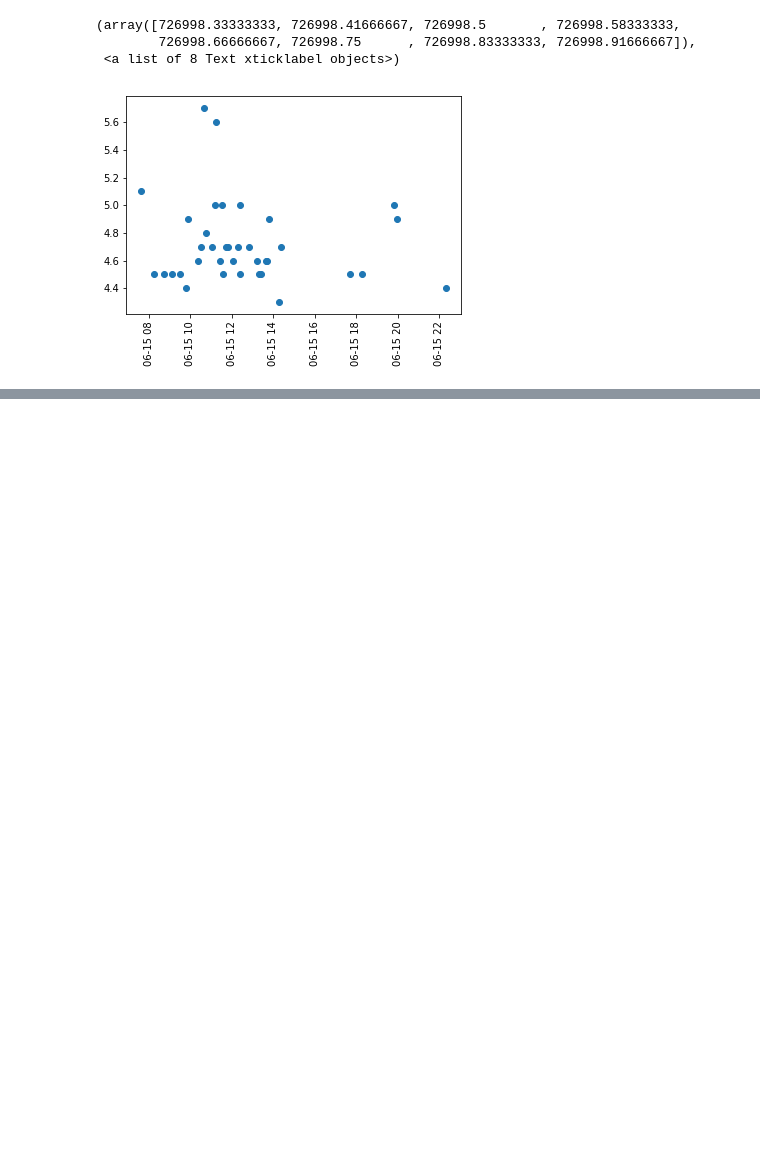
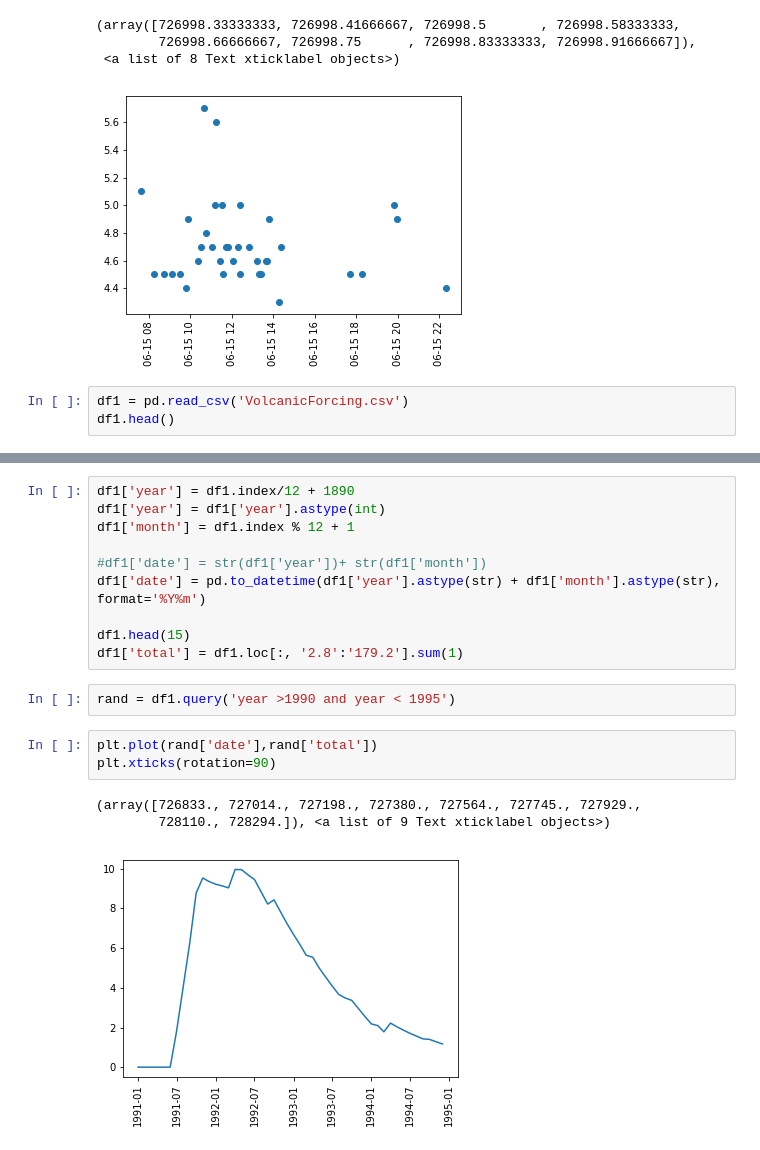
Before and after one commit to DylanHong/MtPinatubo, a Jupyter notebook: Earthquake.ipynb, the cells around one changed output, grey strips where cells are left out. Cells and saved outputs as stored; diff of their text form; blank space fills up the shorter version.

Commit message:
Volcanic Forcing Data

```diff
--- a/Earthquake.ipynb
+++ b/Earthquake.ipynb
@@ -108,3 +109,6 @@ plt.xticks(rotation=90)
         726998.66666667, 726998.75      , 726998.83333333, 726998.91666667]),
  <a list of 8 Text xticklabel objects>)
 [figure]
+# %%
+df1 = pd.read_csv('VolcanicForcing.csv')
+df1.head()
@@ -110,0 +123,19 @@ plt.xticks(rotation=90)
+# %%
+df1['year'] = df1.index/12 + 1890
+df1['year'] = df1['year'].astype(int)
+df1['month'] = df1.index % 12 + 1
+
+#df1['date'] = str(df1['year'])+ str(df1['month'])
+df1['date'] = pd.to_datetime(df1['year'].astype(str) + df1['month'].astype(str), format='%Y%m')
+
+df1.head(15)
+df1['total'] = df1.loc[:, '2.8':'179.2'].sum(1)
+# %%
+rand = df1.query('year >1990 and year < 1995')
+# %%
+plt.plot(rand['date'],rand['total'])
+plt.xticks(rotation=90)
+# %% [output]
+(array([726833., 727014., 727198., 727380., 727564., 727745., 727929.,
+        728110., 728294.]), <a list of 9 Text xticklabel objects>)
+[figure, added]
```
Also changed, not shown: parts of 3 cells of this notebook, 3 other files.
